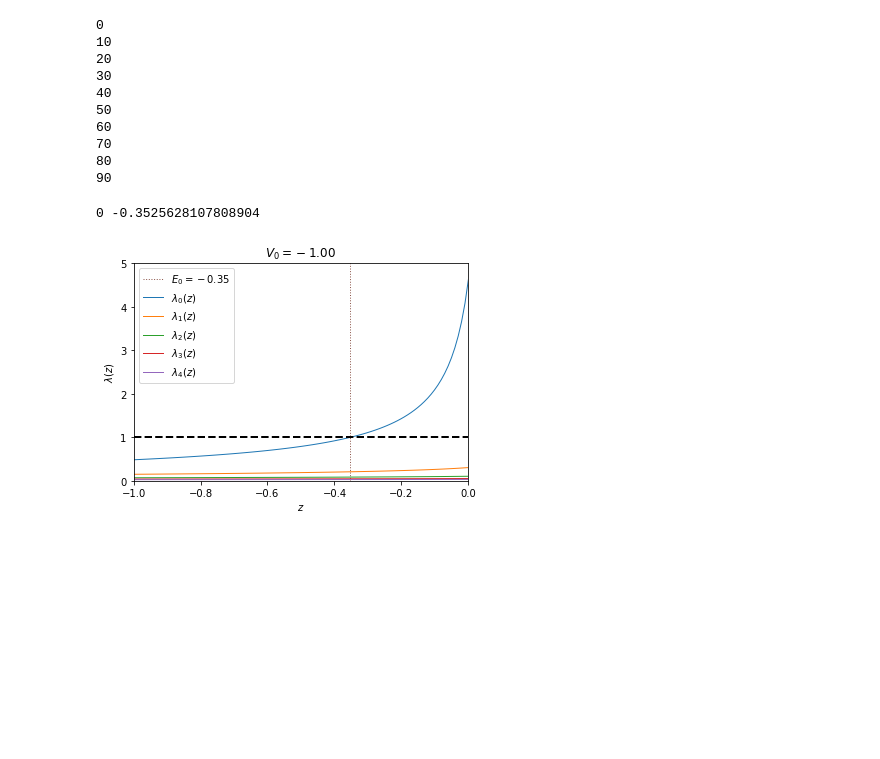
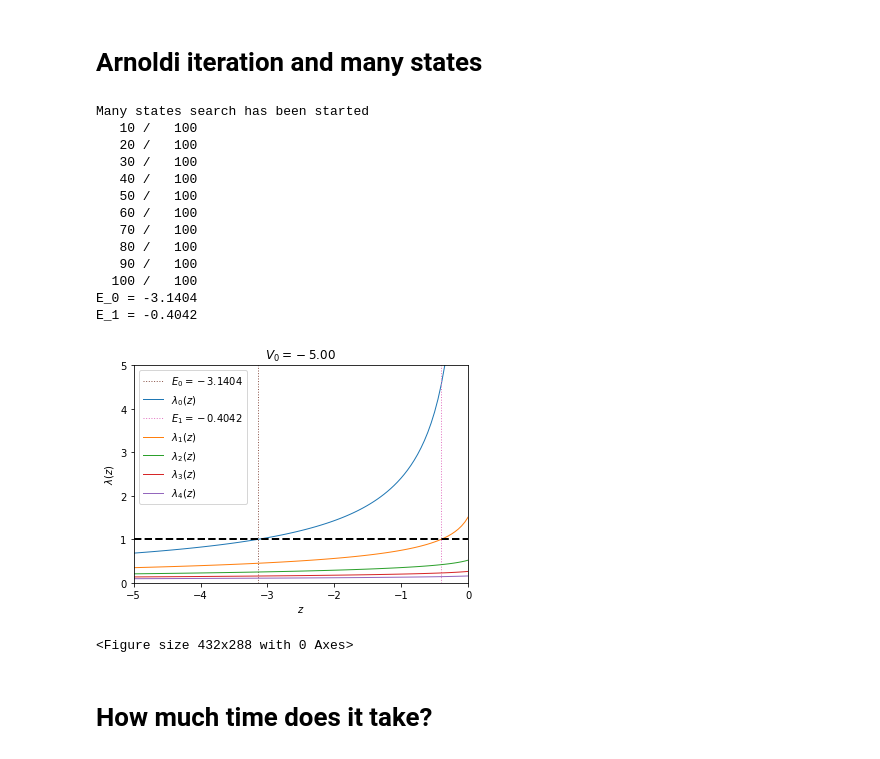
Before and after one commit to MrKozelberg/gaussian_wall, a Jupyter notebook: task_4/task_4.ipynb, the cells around one changed output. Saved outputs shown, nothing was run; the diff lists cells and outputs as text; code cells hidden in the pictures; blank space fills up the shorter version.

```diff
--- a/task_4/task_4.ipynb
+++ b/task_4/task_4.ipynb
@@ -124,47 +190,24 @@ def lambda_z(z,n):
-# %%
-n = 200 # how many branches of lambda with wich we want to deal
-
-z = np.linspace(v_0,0.0,100)
-lambda_ = np.full((n, len(z)), np.nan)
-
-for i in range(len(z)):
-    if i % 10 == 0:
-        print(i)
-    lambda_[:,i] = lambda_z(z[i],n)
-# %% [output]
-0
-10
-20
-30
-40
-50
-60
-70
-80
-90
-# %%
-for i in range(5):
-    lambda_cs = scipy.interpolate.CubicSpline(z, lambda_[i])
-
-    if (lambda_cs(v_0)<1) and (lambda_cs(0.0)>1):
-        sol = scipy.optimize.root_scalar(lambda x: lambda_cs(x) - 1.0, bracket=[v_0, 0.0], method='brentq')
-        print(i, sol.root)
-        plt.axvline(x=sol.root, linewidth=1, color=f'C{i+5}', linestyle=':', label=fr'$E_{i} = {sol.root:>0.2f}$')
-
-    plt.plot(z, lambda_[i], linewidth=1, label=fr'$\lambda_{i}(z)$')
-
-
-plt.axhline(y=1, linestyle='--', color='black', linewidth=2)
-
-
-plt.legend()
-plt.xlim(v_0,0.0)
-plt.ylim(0.0,5)
-plt.xlabel(r'$z$')
-plt.ylabel(r'$\lambda(z)$')
-plt.title(fr'$V_0 = {v_0:>0.2f}$')
-
-plt.savefig(f'figures/{v_0}_l{5}.png', dpi=250)
-# %% [output]
-0 -0.3525628107808904
-[figure, removed]
+# %% [markdown]
+# Arnoldi iteration and many states
+# %%
+rf = ResolventFormalizm(v_0, R, M)
+# %%
+lambda_ = rf.many_E_arnoldi_iterantion(n_branches=100, n_z=100)
+# %% [output]
+Many states search has been started
+   10 /   100
+   20 /   100
+   30 /   100
+   40 /   100
+   50 /   100
+   60 /   100
+   70 /   100
+   80 /   100
+   90 /   100
+  100 /   100
+E_0 = -3.1404
+E_1 = -0.4042
+[figure, added]
+<Figure size 432x288 with 0 Axes>
+# %% [markdown]
+# How much time does it take?
```
Also changed, not shown: parts of 16 cells of this notebook, 12 other files.
